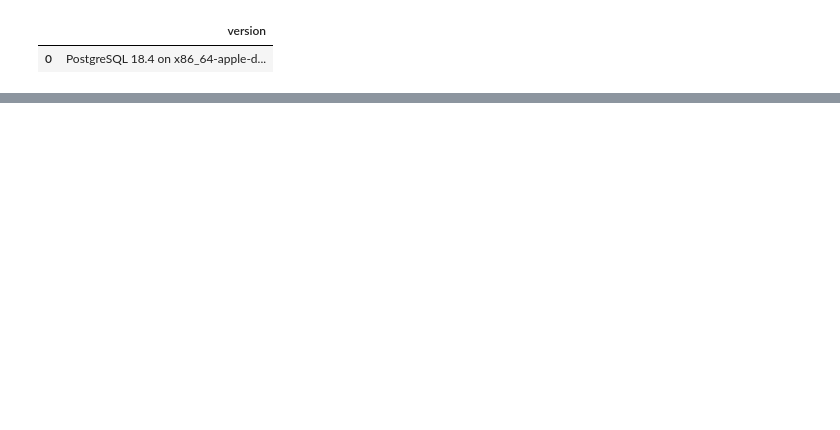
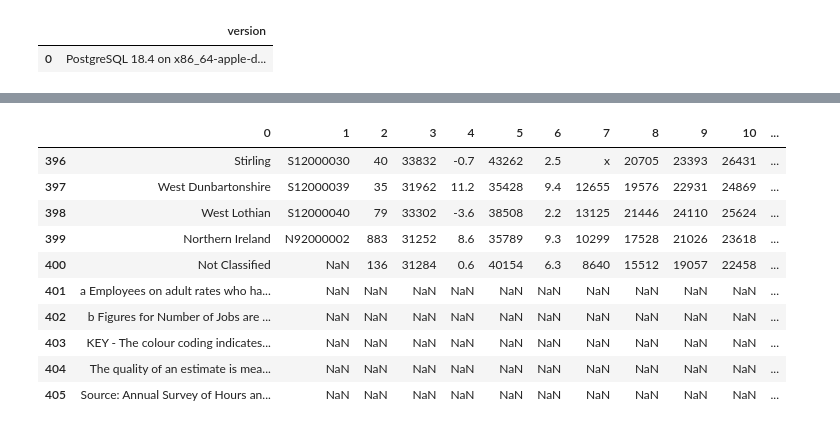
Before and after one commit to Sahil-Sapare/uk-housing-analytics, a Jupyter notebook: notebooks/exploration.ipynb, the cells around one changed output, grey strips where cells are left out. Cells and saved outputs as stored; diff of their text form; code cells hidden in the pictures; blank space fills up the shorter version.

```diff
--- a/notebooks/exploration.ipynb
+++ b/notebooks/exploration.ipynb
@@ -17,0 +53,14 @@ pd.read_sql("SELECT version();", engine)
+# %%
+pd.read_excel(path, sheet_name=1, header=None).tail(10)
+# %% [output]
+|  | 0 | 1 | 2 | 3 | 4 | 5 | 6 | 7 | 8 | 9 | 10 | ... |
+| 396 | Stirling | S12000030 | 40 | 33832 | -0.7 | 43262 | 2.5 | x | 20705 | 23393 | 26431 | ... |
+| 397 | West Dunbartonshire | S12000039 | 35 | 31962 | 11.2 | 35428 | 9.4 | 12655 | 19576 | 22931 | 24869 | ... |
+| 398 | West Lothian | S12000040 | 79 | 33302 | -3.6 | 38508 | 2.2 | 13125 | 21446 | 24110 | 25624 | ... |
+| 399 | Northern Ireland | N92000002 | 883 | 31252 | 8.6 | 35789 | 9.3 | 10299 | 17528 | 21026 | 23618 | ... |
+| 400 | Not Classified | NaN | 136 | 31284 | 0.6 | 40154 | 6.3 | 8640 | 15512 | 19057 | 22458 | ... |
+| 401 | a Employees on adult rates who ha... | NaN | NaN | NaN | NaN | NaN | NaN | NaN | NaN | NaN | NaN | ... |
+| 402 | b Figures for Number of Jobs are ... | NaN | NaN | NaN | NaN | NaN | NaN | NaN | NaN | NaN | NaN | ... |
+| 403 | KEY - The colour coding indicates... | NaN | NaN | NaN | NaN | NaN | NaN | NaN | NaN | NaN | NaN | ... |
+| 404 | The quality of an estimate is mea... | NaN | NaN | NaN | NaN | NaN | NaN | NaN | NaN | NaN | NaN | ... |
+| 405 | Source: Annual Survey of Hours an... | NaN | NaN | NaN | NaN | NaN | NaN | NaN | NaN | NaN | NaN | ... |
```
Also changed, not shown: parts of 23 cells of this notebook.
